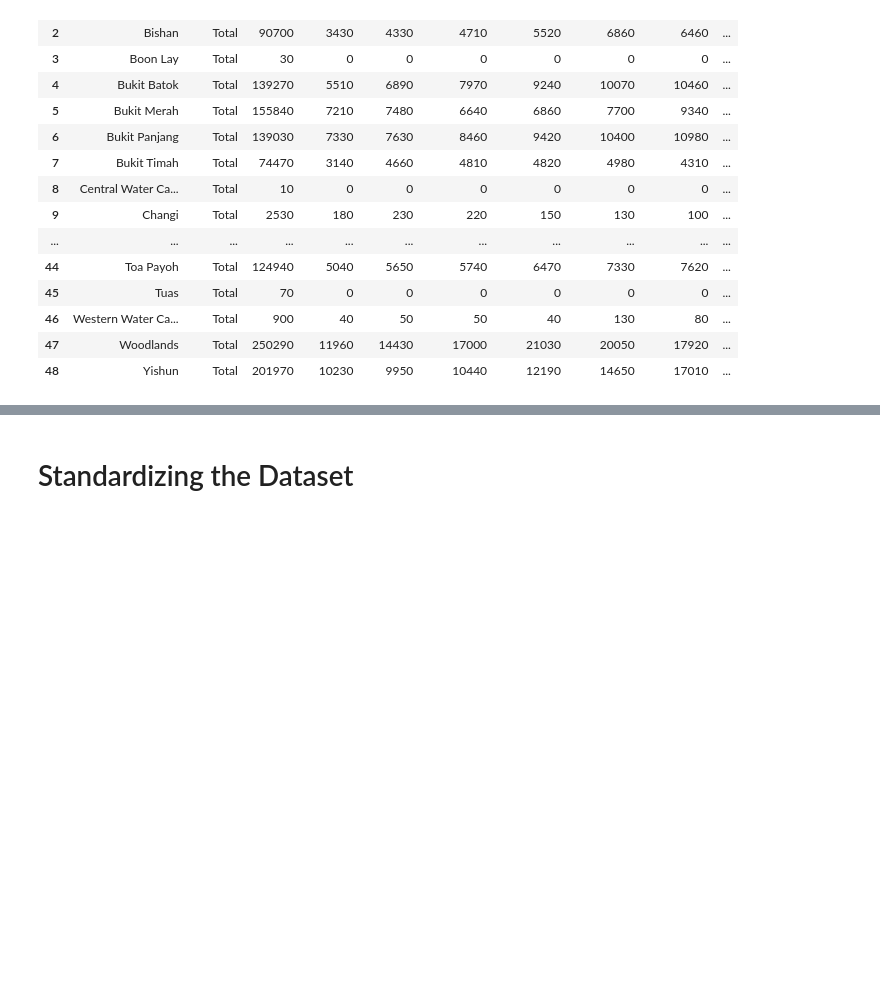
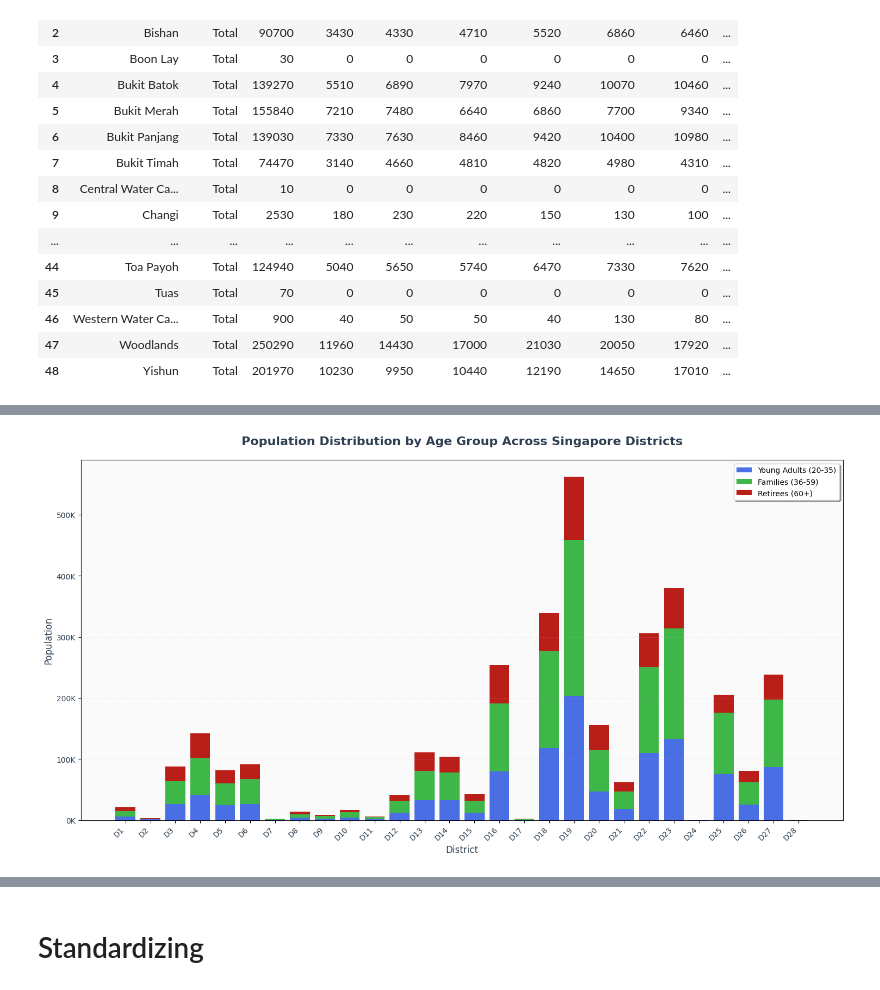
Before and after one commit to angelinemarcelle/COMP3522_Singapore_Private_Residential_Properties_Price_Analysis, a Jupyter notebook: notebooks/hannah/01_EDA_Demographic.ipynb, the cells around one changed output, grey strips where cells are left out. Drawn from its saved outputs; the diff is of its cells as text; code cells hidden in the pictures; blank space fills up the shorter version.

```diff
--- a/notebooks/hannah/01_EDA_Demographic.ipynb
+++ b/notebooks/hannah/01_EDA_Demographic.ipynb
@@ -203,0 +112,19 @@ KeyError: "['District', 'District_Name'] not in index"
+# %%
+# Create age groups
+cleaned_df['Young_Adults_20_35'] = (cleaned_df['Age_20_24'] + cleaned_df['Age_25_29'] +
+                                   cleaned_df['Age_30_34'] + cleaned_df['Age_35_39'])
+
+cleaned_df['Families_36_59'] = (cleaned_df['Age_35_39'] + cleaned_df['Age_40_44'] +
+                               cleaned_df['Age_45_49'] + cleaned_df['Age_50_54'] +
+                               cleaned_df['Age_55_59'])
+
+cleaned_df['Retirees_60_Plus'] = (cleaned_df['Age_60_64'] + cleaned_df['Age_65_69'] +
+                                 cleaned_df['Age_70_74'] + cleaned_df['Age_75_79'] +
+                                 cleaned_df['Age_80_84'] + cleaned_df['Age_85_Over'])
+
+# Filter to only planning area totals and select relevant columns
+district_demographics = cleaned_df[cleaned_df['Subzone'] == 'Total'][
+    ['Planning_Area', 'Total', 'Young_Adults_20_35', 'Families_36_59', 'Retirees_60_Plus']
+].reset_index(drop=True)
+
+district_demographics
@@ -203,0 +278,50 @@ KeyError: "['District', 'District_Name'] not in index"
+# %%
+import matplotlib.pyplot as plt
+import numpy as np
+
+# Create stacked bar chart
+plt.figure(figsize=(15, 8))
+
+# Prepare data
+districts = [f'D{d}' for d in district_grouped['District']]
+young_adults = district_grouped['Young_Adults_20_35']
+families = district_grouped['Families_36_59']
+retirees = district_grouped['Retirees_60_Plus']
+
+# Create stacked bars with custom hex colors
+bars1 = plt.bar(districts, young_adults, label='Young Adults (20-35)', color='#3760e3', alpha=0.9)
+bars2 = plt.bar(districts, families, bottom=young_adults, label='Families (36-59)', color='#29af34', alpha=0.9)
+bars3 = plt.bar(districts, retirees, bottom=young_adults + families, label='Retirees (60+)', color='#b30600', alpha=0.9)
+
+# Customize the chart
+plt.title('Population Distribution by Age Group Across Singapore Districts', fontsize=16, fontweight='bold', pad=20, color='#2C3E50')
+plt.xlabel('District', fontsize=12, color='#2C3E50')
+plt.ylabel('Population', fontsize=12, color='#2C3E50')
+plt.legend(loc='upper right', frameon=True, fancybox=True, shadow=True)
+plt.grid(axis='y', alpha=0.2, linestyle='--', color='#BDC3C7')
+
+# Rotate x-axis labels for better readability
+plt.xticks(rotation=45, ha='right', color='#2C3E50')
+plt.yticks(color='#2C3E50')
+
+# Format y-axis to show numbers in thousands
+plt.gca().yaxis.set_major_formatter(plt.FuncFormatter(lambda x, p: f'{x/1000:.0f}K'))
+
+# Set background color
+plt.gca().set_facecolor('#FAFAFA')
+plt.gcf().patch.set_facecolor('white')
+
+plt.tight_layout()
+plt.show()
+
+# Show top 5 most populated districts with breakdown
+print("Top 5 Most Populated Districts with Age Group Breakdown:")
+top_5 = district_grouped.nlargest(5, 'Total')
+for _, row in top_5.iterrows():
+    print(f"D{row['District']}: {row['Total']:,} total")
+    print(f"  - Young Adults: {row['Young_Adults_20_35']:,} ({row['Young_Adults_20_35']/row['Total']*100:.1f}%)")
+    print(f"  - Families: {row['Families_36_59']:,} ({row['Families_36_59']/row['Total']*100:.1f}%)")
+    print(f"  - Retirees: {row['Retirees_60_Plus']:,} ({row['Retirees_60_Plus']/row['Total']*100:.1f}%)")
+    print()
+# %% [output]
+[figure, added]
@@ -204,2 +345,2 @@ KeyError: "['District', 'District_Name'] not in index"
 # %% [markdown]
-# Standardizing the Dataset
+# Standardizing
```
Also changed, not shown: parts of 16 cells of this notebook, 7 other files.
